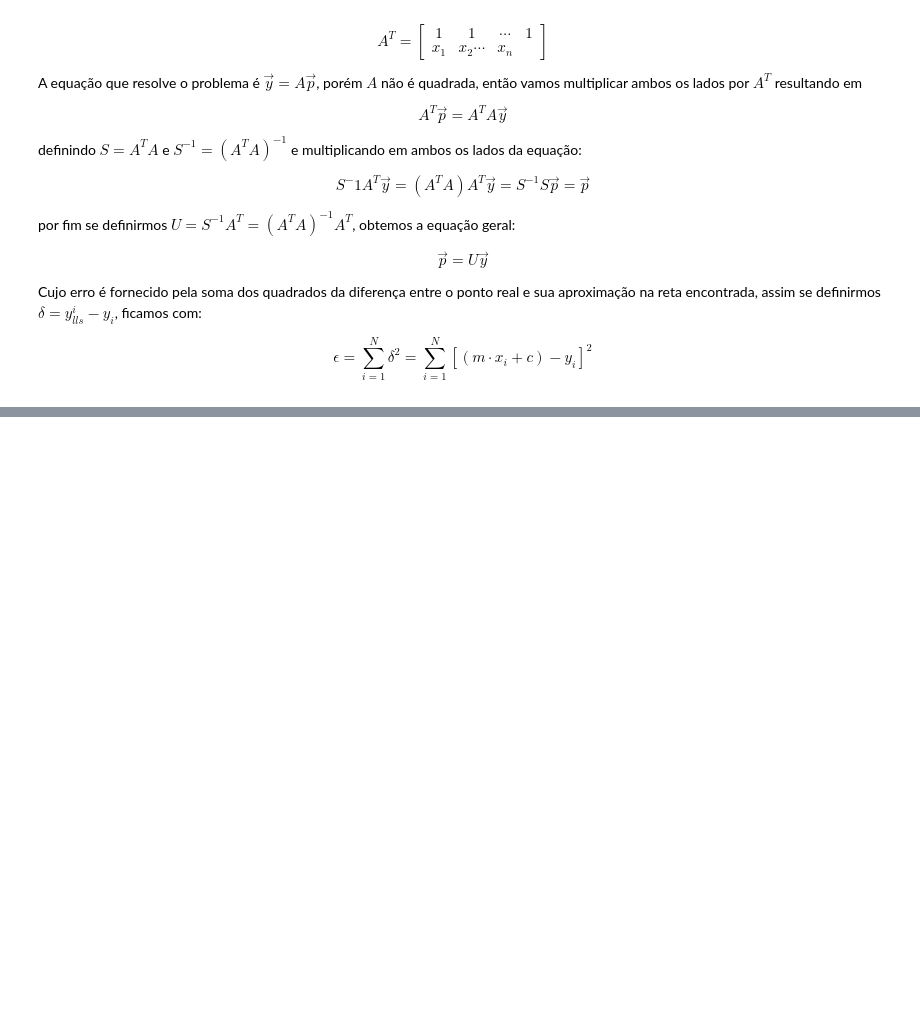
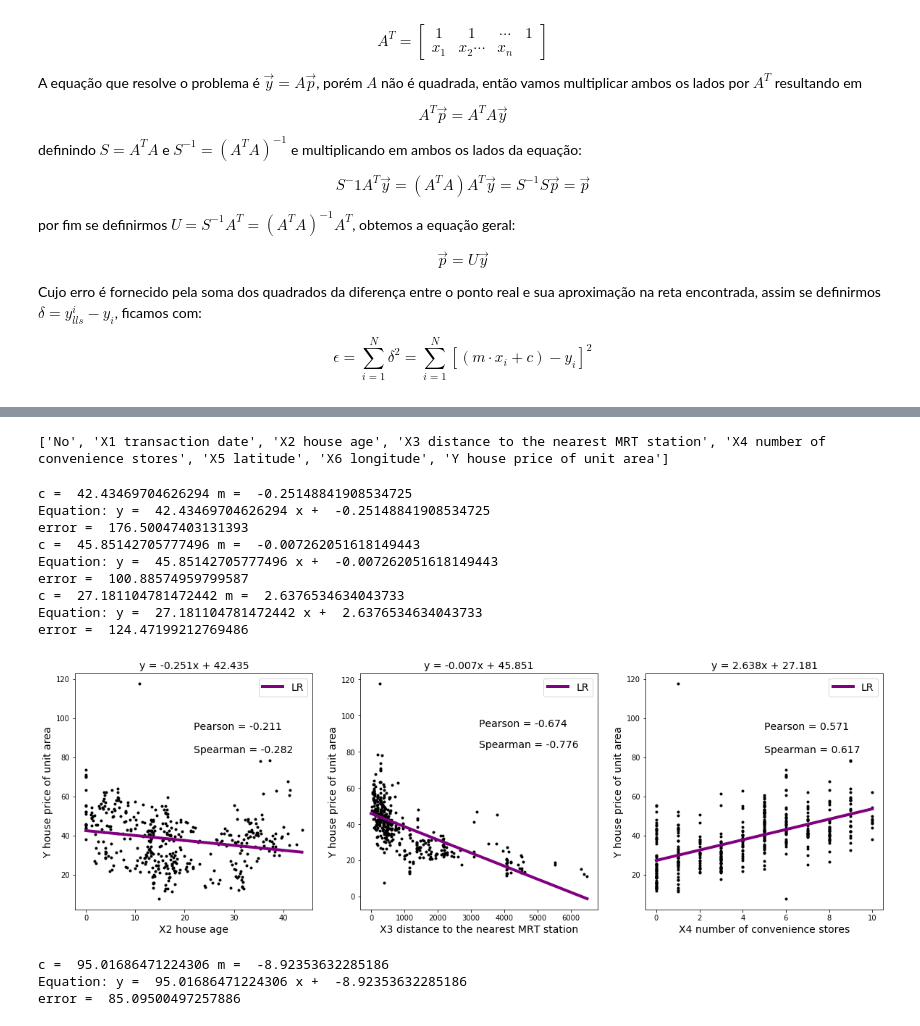
Before and after one commit to LucasAr22/Ciencia-de-dados, a Jupyter notebook: LLS-Regressão Linear/LinRegression.ipynb, the cells around one changed output, grey strips where cells are left out. Saved outputs shown, nothing was run; the diff lists cells and outputs as text; code cells hidden in the pictures; blank space fills up the shorter version.

```diff
--- a/LLS-Regressão Linear/LinRegression.ipynb
+++ b/LLS-Regressão Linear/LinRegression.ipynb
@@ -132,10 +132,10 @@ def LLS_linear(x,y):
 
     print('c = ', p[0,0], 'm = ', p[1,0], '\nEquation: y = ', p[0,0],'x','+ ', p[1,0])
     print('error = ', e/size)
+    return [p[1,0],p[0,0]], e/size
+    #fig,axs = plt.subplots()
+    #plt.rcParams['figure.figsize'] = (10,6)
 
-    fig,axs = plt.subplots()
-    plt.rcParams['figure.figsize'] = (10,6)
-
-    axs.plot(x,y,'o', color = 'black', markersize = 5)
-    axs.errorbar( x, p[1,0]*x + p[0,0], e/size, color = 'red')
+    #axs.plot(x,y,'o', color = 'black', markersize = 5)
+    #axs.plot( x, p[1,0]*x + p[0,0], color = 'red')
 # %%
@@ -147,0 +151,3 @@ error =  3.1392657993333293
+# %%
+df = pd.read_csv('Real-estate.csv')
+df.head()
@@ -147,0 +161,54 @@ error =  3.1392657993333293
+# %%
+col = df.columns
+print([i for i in col])
+# %% [output]
+['No', 'X1 transaction date', 'X2 house age', 'X3 distance to the nearest MRT station', 'X4 number of convenience stores', 'X5 latitude', 'X6 longitude', 'Y house price of unit area']
+# %%
+fig, axs = plt.subplots(1,3, figsize=(20,6))
+col = df.columns
+from scipy.stats import pearsonr, spearmanr
+
+for name, ax in zip(df.columns[2:5],axs.flat):
+
+    ## Data points Plots
+    ax.plot(df[name],df[col[-1]],'o', color = 'black', markersize = 3)
+
+    ## Correlação
+    corrp, pv_p = pearsonr(np.array(df[name]),np.array(df[col[-1]]))
+    corrs, pv_s = spearmanr(np.array(df[name]),np.array(df[col[-1]]))
+    ## Linear Regression
+    p,erro = LLS_linear(np.array(df[name]),np.array(df[col[-1]]))
+    x = np.linspace(0,df[name].max(), 30)
+    ## Plot LR
+    ax.plot(x, p[0]*x + p[1], linewidth = 4, label = 'LR', color = 'purple')
+
+    ax.set_xlabel(name,fontsize = 14)
+    ax.set_ylabel(col[-1], fontsize = 14)
+    ax.legend(fontsize = 14)
+
+    ax.set_title('y = {}x + {}'.format(np.round(p[0],3),np.round(p[1],3)), fontsize = 14)
+
+    ax.text(0.5*x[-1], 0.8*df[col[-1]].max(),'Pearson = {}'.format(np.round(corrp,3)), fontsize = 14)
+    ax.text(0.5*x[-1], 0.7*df[col[-1]].max(),'Spearman = {}'.format(np.round(corrs,3)), fontsize = 14)
+# %% [output]
+c =  42.43469704626294 m =  -0.25148841908534725
+Equation: y =  42.43469704626294 x +  -0.25148841908534725
+error =  176.50047403131393
+c =  45.85142705777496 m =  -0.007262051618149443
+Equation: y =  45.85142705777496 x +  -0.007262051618149443
+error =  100.88574959799587
+c =  27.181104781472442 m =  2.6376534634043733
+Equation: y =  27.181104781472442 x +  2.6376534634043733
+error =  124.47199212769486
+[figure, added]
+# %%
+X = np.log(np.array(df[col[3]].copy()))
+Y = np.array(df[col[-1]].copy())
+
+corr_p, _ = pearsonr(X,Y)
+
+p, e = LLS_linear(X,Y)
+# %% [output]
+c =  95.01686471224306 m =  -8.92353632285186
+Equation: y =  95.01686471224306 x +  -8.92353632285186
+error =  85.09500497257886
```
Also changed, not shown: parts of 6 cells of this notebook, 1 other file.
